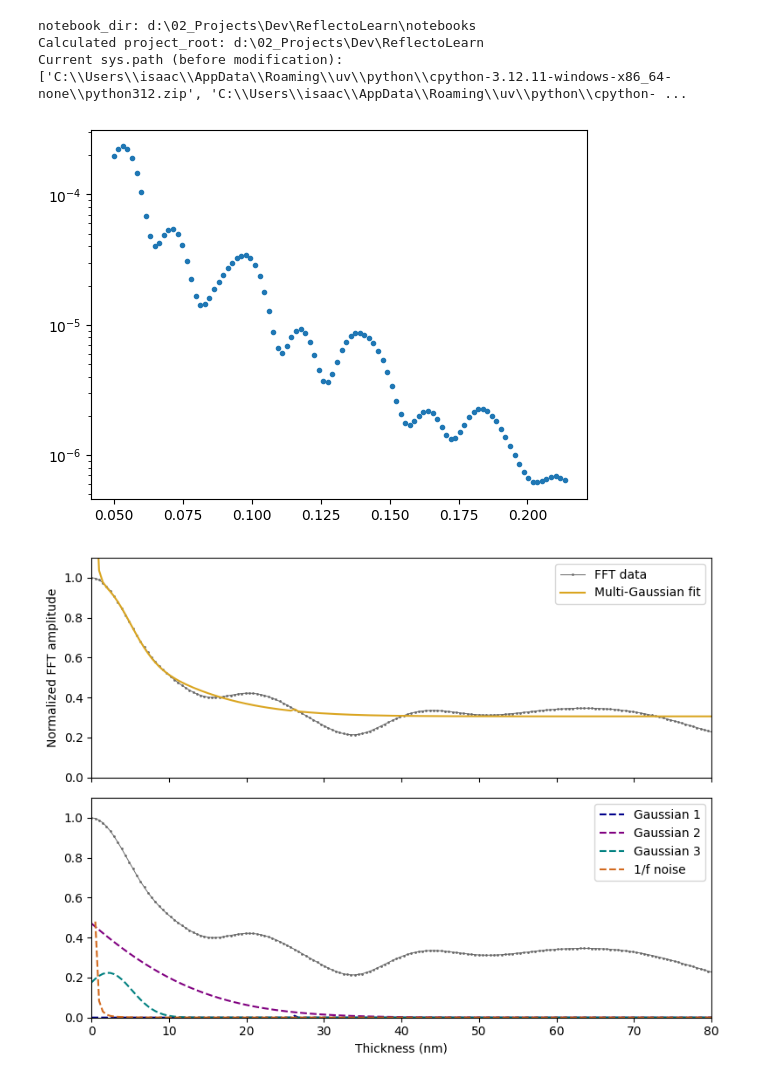
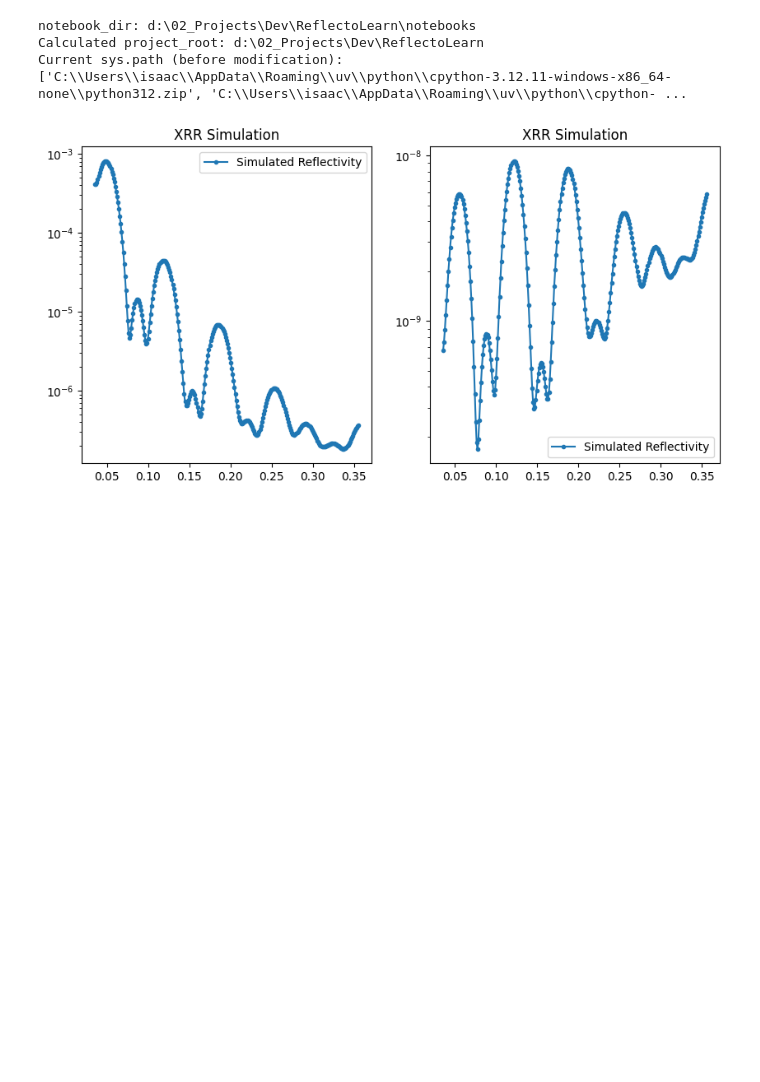
Before and after one commit to SJB7777/ReflectoLearn, a Jupyter notebook: notebooks/fitting.ipynb, the cells around one changed output. Saved outputs shown, nothing was run; the diff lists cells and outputs as text; code cells hidden in the pictures; blank space fills up the shorter version.

Commit message:
fitting with th

```diff
--- a/notebooks/fitting.ipynb
+++ b/notebooks/fitting.ipynb
@@ -19,29 +19,48 @@ Current sys.path (before modification): ['C:\\Users\\isaac\\AppData\\Roaming\\uv
 # %%
 %reload_ext autoreload
 %autoreload 2
+# %%
+import numpy as np
+import matplotlib.pyplot as plt
+from reflectolearn.data_processing.fitting import (
+    tth2qz_by_energy,
+)
+from reflectolearn.data_processing.simulate import make_multifilm
+
+def remove_q4_decay(q, R, qmin=0.01):
+    """
+    XRR reflectivity R(q)를 q^4 decay 보정하여 intensity 감소 보정
+    :param q: momentum transfer [Å^-1]
+    :param R: reflectivity
+    :param qmin: 작은 q에서 발산 방지를 위한 최소값
+    :return: intensity_corrected
+    """
+    q_safe = np.clip(q, qmin, None)   # q=0 발산 막음
+    intensity_corrected = (q_safe**4) * R
+    return intensity_corrected
 # %%
-import matplotlib.pyplot as plt
-import numpy as np
-
-from reflectolearn.data_processing.fitting import analyze_xrr_fft, estimate_qc, plot_xrr_fft, tth2qz_by_energy
-from reflectolearn.data_processing.simulate import make_multifilm
-
-beam_energy = 8.04751
-tth = np.linspace(0.7, 3, 100)
+# -----------------------
+# 1. 데이터 생성
+# -----------------------
+beam_energy = 8.04751  # keV
+tth = np.linspace(0.5, 5, 300)  # rad
 q = tth2qz_by_energy(tth, beam_energy)
 
-data = make_multifilm(3, q, add_noise=False)
-dat = np.stack([q, data["R"]], axis=1)
+# 2층 박막 시뮬레이션 (기판 + 2개 필름)
+data = make_multifilm(2, q, add_noise=False)
 
-crit_q = estimate_qc(q, data["R"])
-fft_x, fft_y_norm, popt_noise, popt_gauss3 = analyze_xrr_fft(dat, crit_q)
+R = data["R"]
+R_no_q_decay = remove_q4_decay(q, R)
 
-# Plot results
-plt.plot(dat[:,0], dat[:,1], ".")
-plt.yscale("log")
+fig, ax = plt.subplots(1, 2, figsize=(10, 5))
+ax[0].semilogy(q, R, ".-", label="Simulated Reflectivity")
+ax[0].set_title("XRR Simulation")
+ax[0].legend()
+
+ax[1].semilogy(q, R_no_q_decay, ".-", label="Simulated Reflectivity")
+ax[1].set_title("XRR Simulation")
+ax[1].legend()
+
 plt.show()
-
-plot_xrr_fft(fft_x, fft_y_norm, popt_gauss3)
 # %% [output]
-[figure, old version]
+[figure, new version]
-[figure, removed]
```
Also changed, not shown: parts of 1 cell of this notebook, 2 other files.
